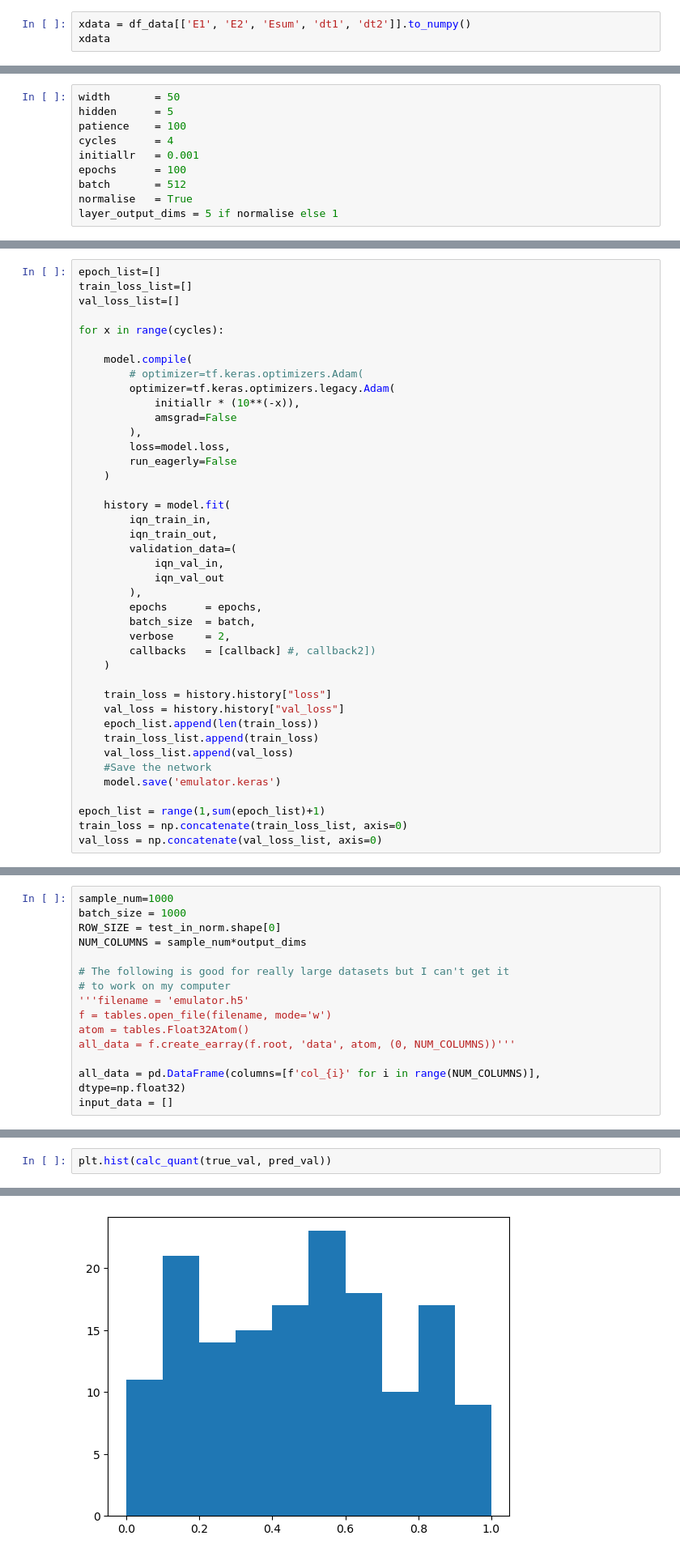
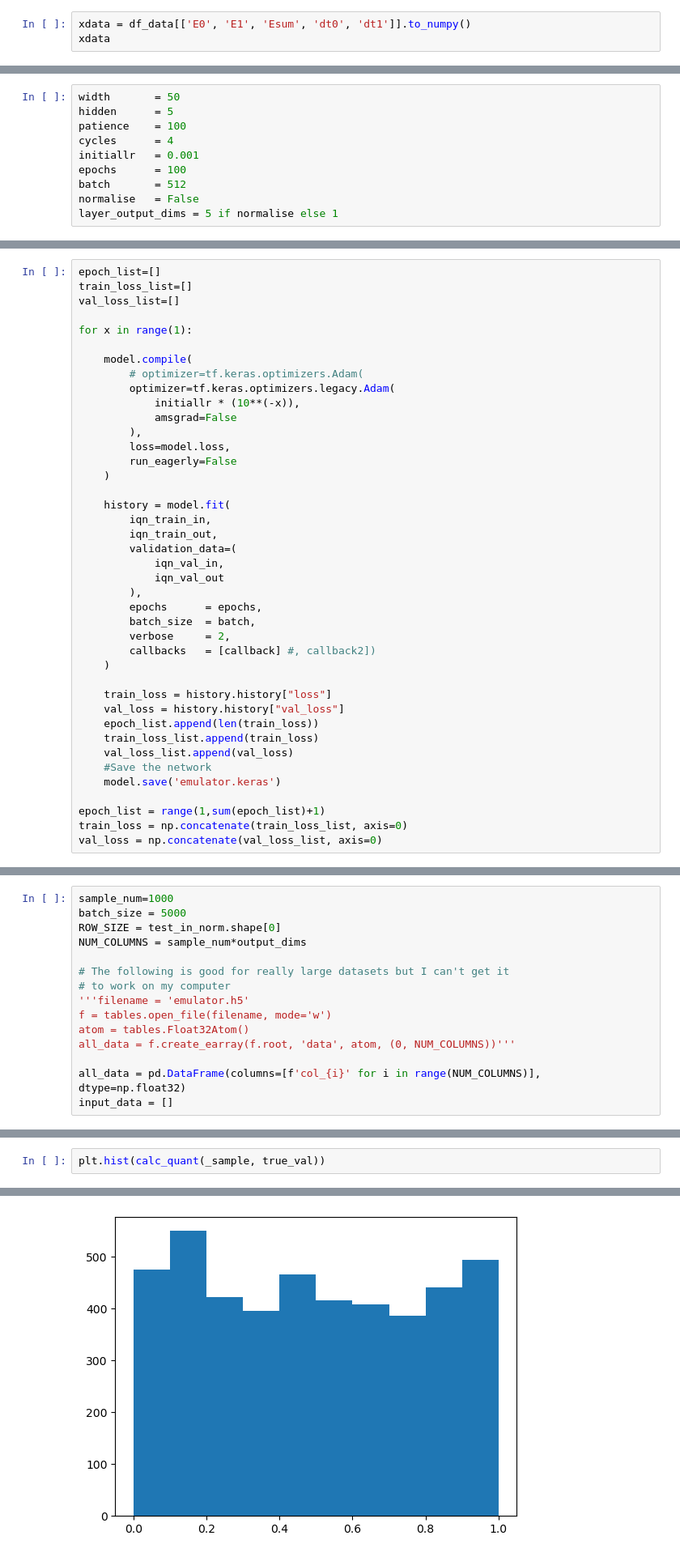
Before and after one commit to willquinn/gem, a Jupyter notebook: PSDEmulatorIQN/tensor_flow/iqn_emulator_test_notebook.ipynb, the cells around one changed output, grey strips where cells are left out. Shown: that part at 81% size. Drawn from its saved outputs; the diff is of its cells as text.

```diff
--- a/PSDEmulatorIQN/tensor_flow/iqn_emulator_test_notebook.ipynb
+++ b/PSDEmulatorIQN/tensor_flow/iqn_emulator_test_notebook.ipynb
@@ -29,4 +40,4 @@ df_data
 # %%
-xdata = df_data[['E1', 'E2', 'Esum', 'dt1', 'dt2']].to_numpy()
+xdata = df_data[['E0', 'E1', 'Esum', 'dt0', 'dt1']].to_numpy()
 xdata
 # %% [output]
@@ -203,7 +214,7 @@ cycles      = 4
 initiallr   = 0.001
 epochs      = 100
 batch       = 512
-normalise   = True
+normalise   = False
 layer_output_dims = 5 if normalise else 1
 # %%
 if normalise:
@@ -261,7 +272,7 @@ epoch_list=[]
 train_loss_list=[]
 val_loss_list=[]
 
-for x in range(cycles):
+for x in range(1):
 
     model.compile(
         # optimizer=tf.keras.optimizers.Adam(
@@ -382,6 +393,6 @@ _ = plt.hist(new_test_in[:,2], bins=100, histtype='step')
 # %%
 sample_num=1000
-batch_size = 1000
+batch_size = 5000
 ROW_SIZE = test_in_norm.shape[0]
 NUM_COLUMNS = sample_num*output_dims
 
@@ -655,4 +667,4 @@ for x in range(total_samples//batch_size+1):
 100.0% done
 # %%
-plt.hist(calc_quant(true_val, pred_val))
+plt.hist(calc_quant(_sample, true_val))
 # %% [output]
@@ -660,4 +672,4 @@ plt.hist(calc_quant(true_val, pred_val))
  array([0. , 0.1, 0.2, 0.3, 0.4, 0.5, 0.6, 0.7, 0.8, 0.9, 1. ]),
  <BarContainer object of 10 artists>)
-[figure, old version]
+[figure, new version]
 # %%
```
Also changed, not shown: parts of 38 cells of this notebook, 17 other files.
